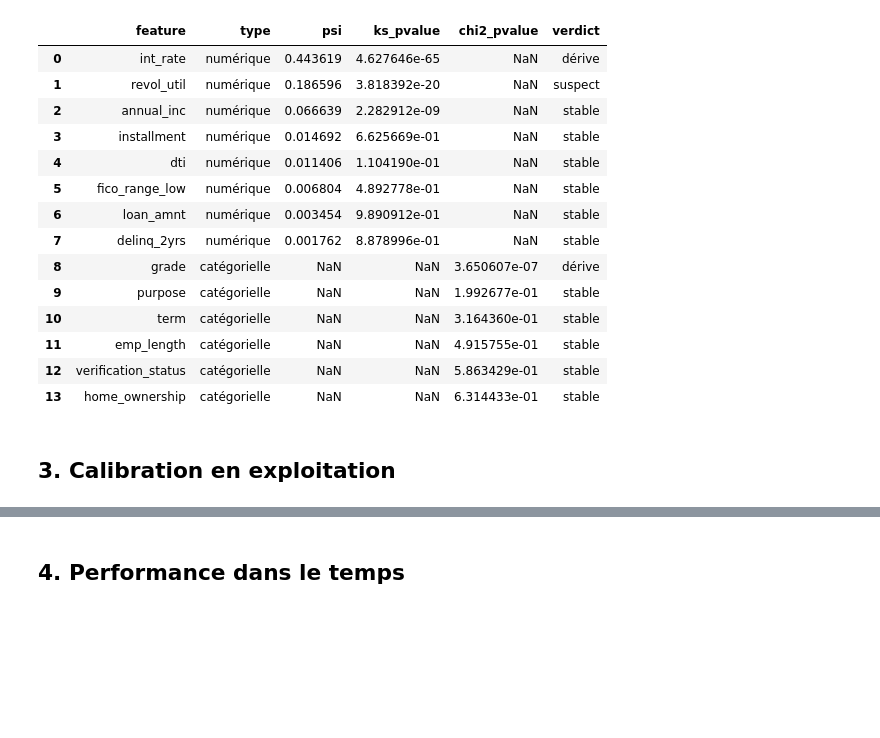
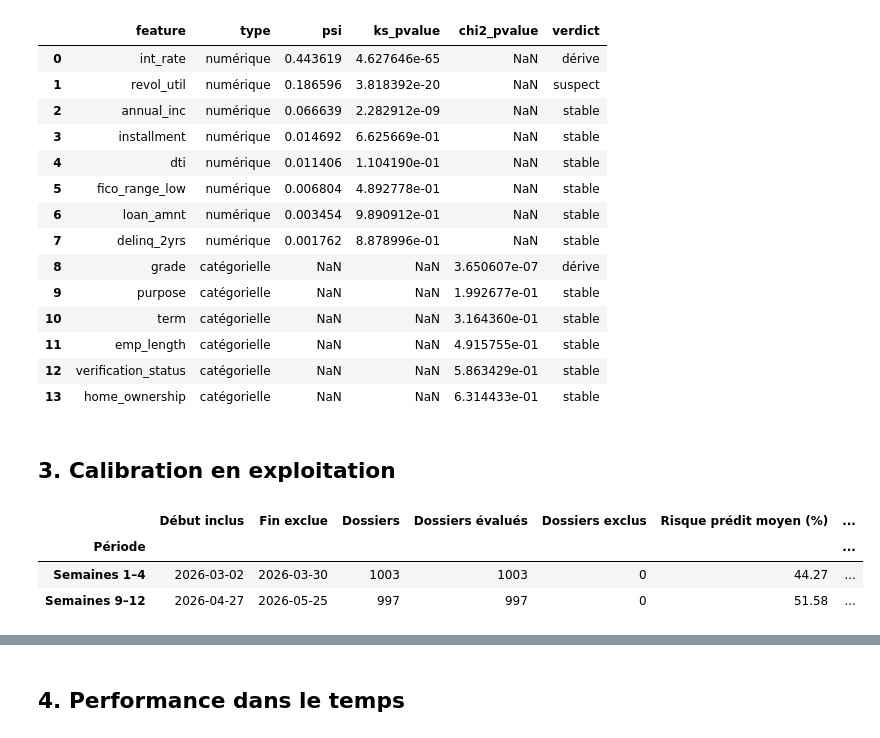
Before and after one commit to 3ti3nne/M6-B1-alex-frank-etienne, a Jupyter notebook: notebooks/M6-B1_template.ipynb, the cells around one changed output, grey strips where cells are left out. Saved outputs shown, nothing was run; the diff lists cells and outputs as text; code cells hidden in the pictures; blank space fills up the shorter version.

```diff
--- a/notebooks/M6-B1_template.ipynb
+++ b/notebooks/M6-B1_template.ipynb
@@ -249,0 +248,48 @@ display(rapport)
+# %%
+import sys
+from pathlib import Path
+import pandas as pd
+import matplotlib.pyplot as plt
+from IPython.display import display
+
+ROOT = next(p for p in (Path.cwd(), *Path.cwd().parents)
+            if (p / "data" / "predictions_log.csv").exists())
+if str(ROOT) not in sys.path:
+    sys.path.insert(0, str(ROOT))
+from src.calibration import reliability_table, expected_calibration_error
+
+logs_calibration = pd.read_csv(ROOT / "data/predictions_log.csv", parse_dates=["timestamp"])
+if logs_calibration["timestamp"].isna().any():
+    raise ValueError("Les logs contiennent des dates manquantes.")
+origine = logs_calibration["timestamp"].min().normalize()
+logs_calibration["semaine"] = ((logs_calibration["timestamp"] - origine).dt.days // 7) + 1
+N_BINS = 10
+periodes_calibration = {"Semaines 1–4": (1, 4), "Semaines 9–12": (9, 12)}
+tables_calibration = {}
+resume_calibration = []
+for nom, (debut, fin) in periodes_calibration.items():
+    periode = logs_calibration.loc[logs_calibration["semaine"].between(debut, fin)]
+    disponibles = periode.dropna(subset=["proba_default", "true_label"])
+    table = reliability_table(periode["proba_default"], periode["true_label"], N_BINS)
+    tables_calibration[nom] = table
+    resume_calibration.append({
+        "Période": nom,
+        "Début inclus": (origine + pd.Timedelta(weeks=debut - 1)).date(),
+        "Fin exclue": (origine + pd.Timedelta(weeks=fin)).date(),
+        "Dossiers": len(periode), "Dossiers évalués": len(disponibles),
+        "Dossiers exclus": len(periode) - len(disponibles),
+        "Risque prédit moyen (%)": disponibles["proba_default"].mean() * 100,
+        "Défauts observés (%)": disponibles["true_label"].mean() * 100,
+        "ECE (points de %)": expected_calibration_error(
+            periode["proba_default"], periode["true_label"], N_BINS) * 100,
+    })
+resume_calibration = pd.DataFrame(resume_calibration).set_index("Période")
+display(resume_calibration.round(2))
+print("Couverture des logs :", logs_calibration["timestamp"].min(), "à", logs_calibration["timestamp"].max())
+print("Dossiers hors des deux fenêtres :",
+      len(logs_calibration) - int(resume_calibration["Dossiers"].sum()))
+# %% [output]
+|  | Début inclus | Fin exclue | Dossiers | Dossiers évalués | Dossiers exclus | Risque prédit moyen (%) | ... |
+| Période |  |  |  |  |  |  | ... |
+| Semaines 1–4 | 2026-03-02 | 2026-03-30 | 1003 | 1003 | 0 | 44.27 | ... |
+| Semaines 9–12 | 2026-04-27 | 2026-05-25 | 997 | 997 | 0 | 51.58 | ... |
```
Also changed, not shown: parts of 10 cells of this notebook, 2 other files.
